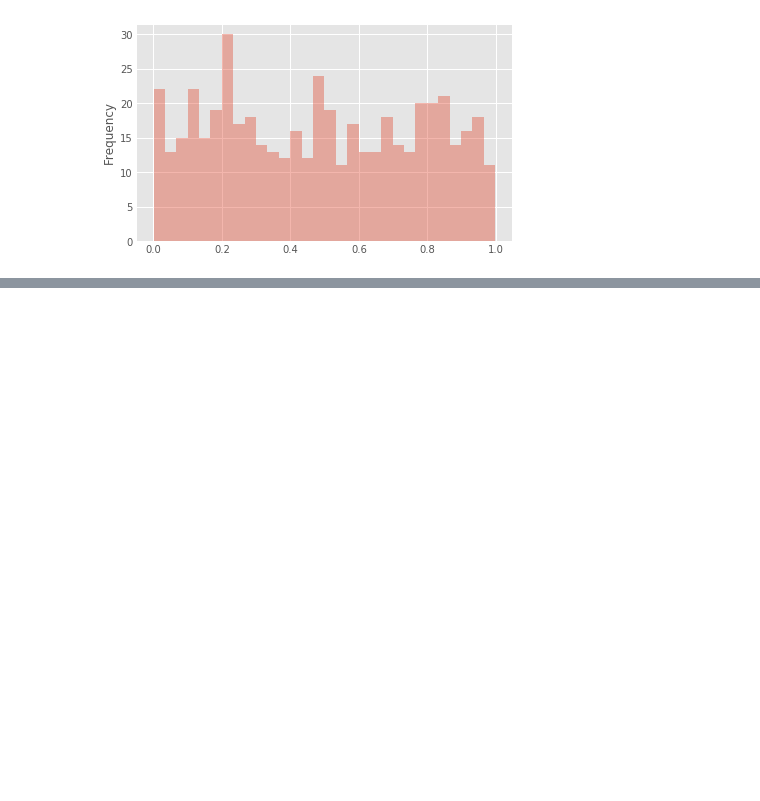
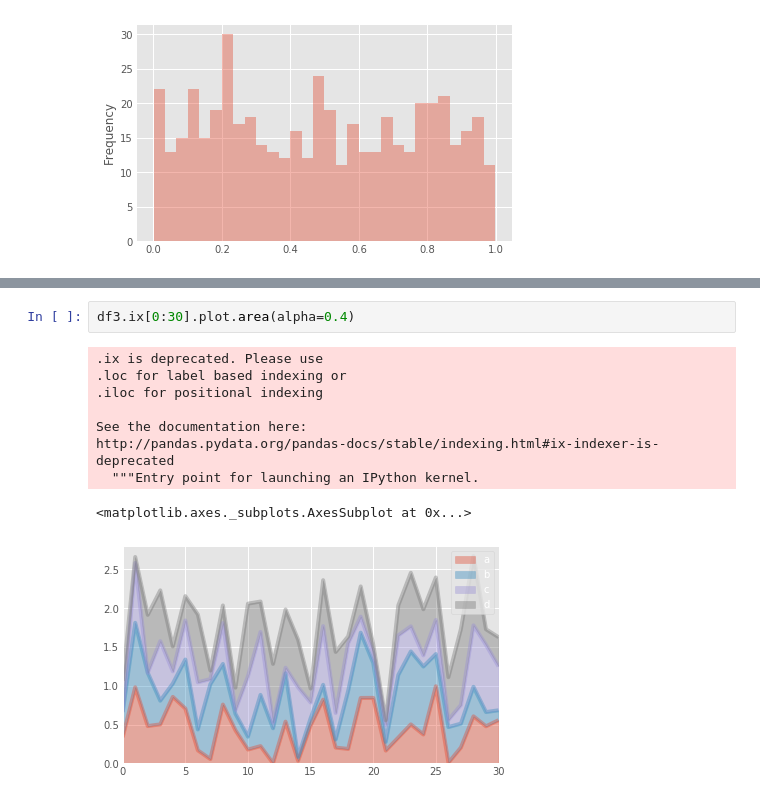
Before and after one commit to roshni27s/data_visualisation_learning, a Jupyter notebook: pandasIndataViz2.ipynb, the cells around one changed output, grey strips where cells are left out. Drawn from its saved outputs; the diff is of its cells as text; blank space fills up the shorter version.

```diff
--- a/pandasIndataViz2.ipynb
+++ b/pandasIndataViz2.ipynb
@@ -44,0 +58,12 @@ df3[['a','b']].plot.b
+# %%
+df3.ix[0:30].plot.area(alpha=0.4)
+# %% [output]
+.ix is deprecated. Please use
+.loc for label based indexing or
+.iloc for positional indexing
+
+See the documentation here:
+http://pandas.pydata.org/pandas-docs/stable/indexing.html#ix-indexer-is-deprecated
+  """Entry point for launching an IPython kernel.
+<matplotlib.axes._subplots.AxesSubplot at 0x...>
+[figure, added]
```
Also changed, not shown: parts of 3 cells of this notebook.
